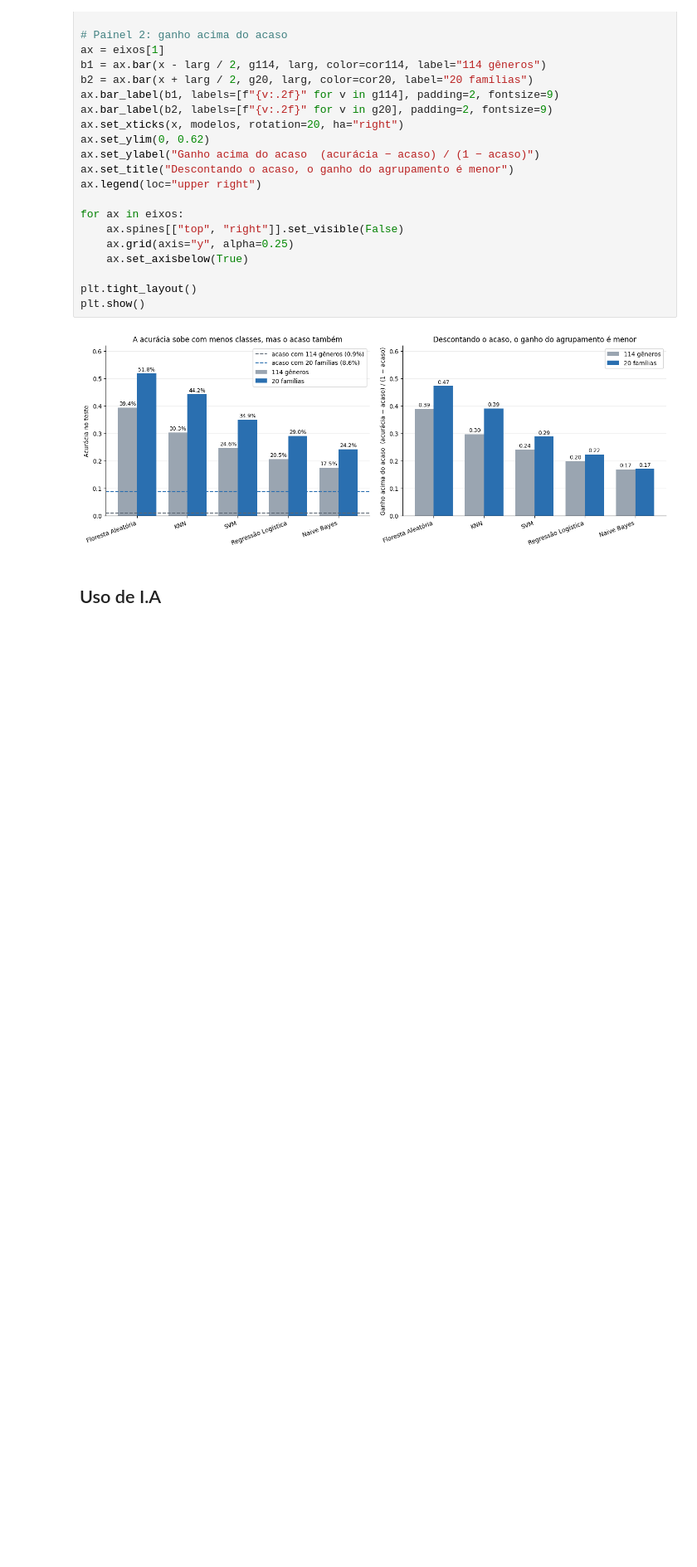
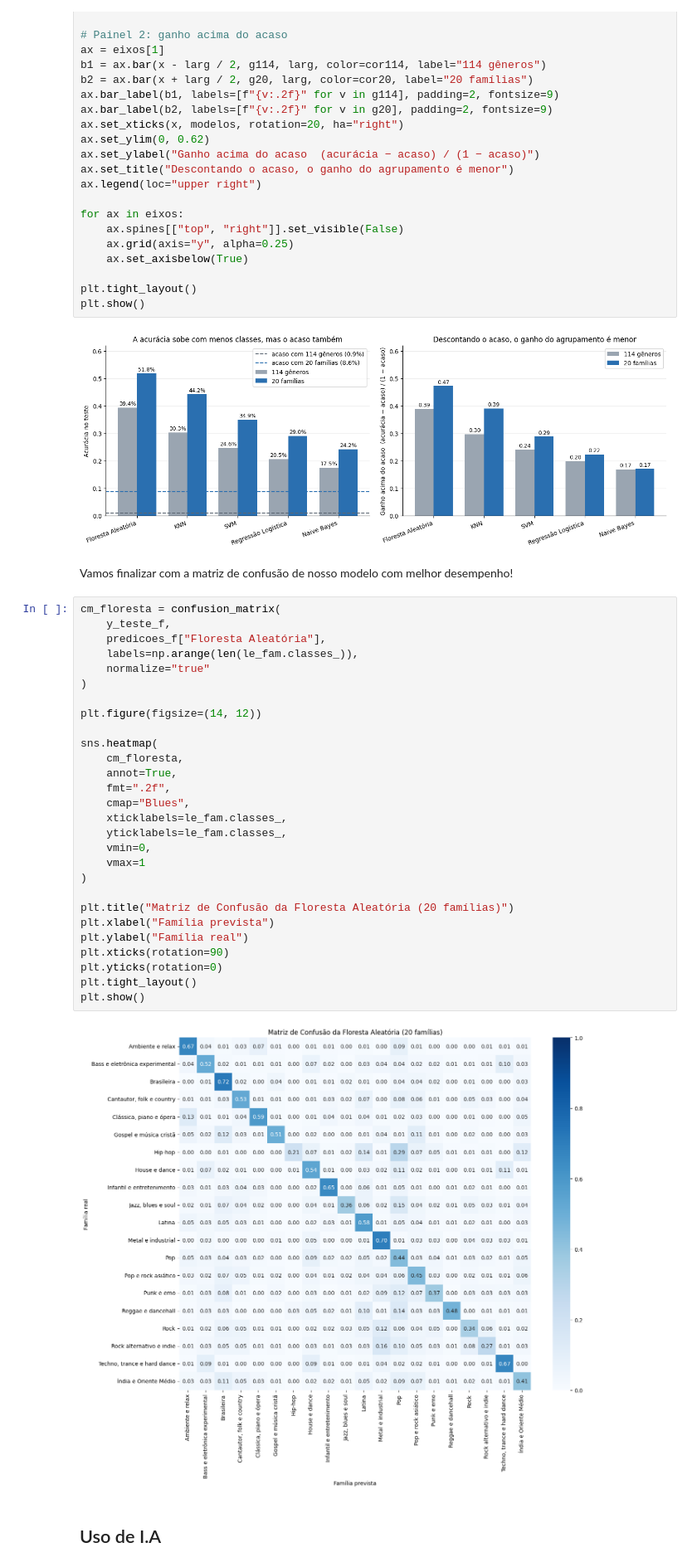
Before and after one commit to Gabriel-Oli-Paiva/Tiamat, a Jupyter notebook: TIAMAT/TIAMAT_musical.ipynb, the cells around one changed output. Shown at 83% size. Saved outputs shown, nothing was run; the diff lists cells and outputs as text; blank space fills up the shorter version.

```diff
--- a/TIAMAT/TIAMAT_musical.ipynb
+++ b/TIAMAT/TIAMAT_musical.ipynb
@@ -1463,6 +1422,38 @@ plt.tight_layout()
 plt.show()
 # %% [output]
 [figure]
+# %% [markdown]
+Vamos finalizar com a matriz de confusão de nosso modelo com melhor desempenho!
+# %%
+cm_floresta = confusion_matrix(
+    y_teste_f,
+    predicoes_f["Floresta Aleatória"],
+    labels=np.arange(len(le_fam.classes_)),
+    normalize="true"
+)
+
+plt.figure(figsize=(14, 12))
+
+sns.heatmap(
+    cm_floresta,
+    annot=True,
+    fmt=".2f",
+    cmap="Blues",
+    xticklabels=le_fam.classes_,
+    yticklabels=le_fam.classes_,
+    vmin=0,
+    vmax=1
+)
+
+plt.title("Matriz de Confusão da Floresta Aleatória (20 famílias)")
+plt.xlabel("Família prevista")
+plt.ylabel("Família real")
+plt.xticks(rotation=90)
+plt.yticks(rotation=0)
+plt.tight_layout()
+plt.show()
+# %% [output]
+[figure, added]
 # %% [markdown]
 ## Uso de I.A
 # %% [markdown]
```
Also changed, not shown: parts of 11 cells of this notebook.
